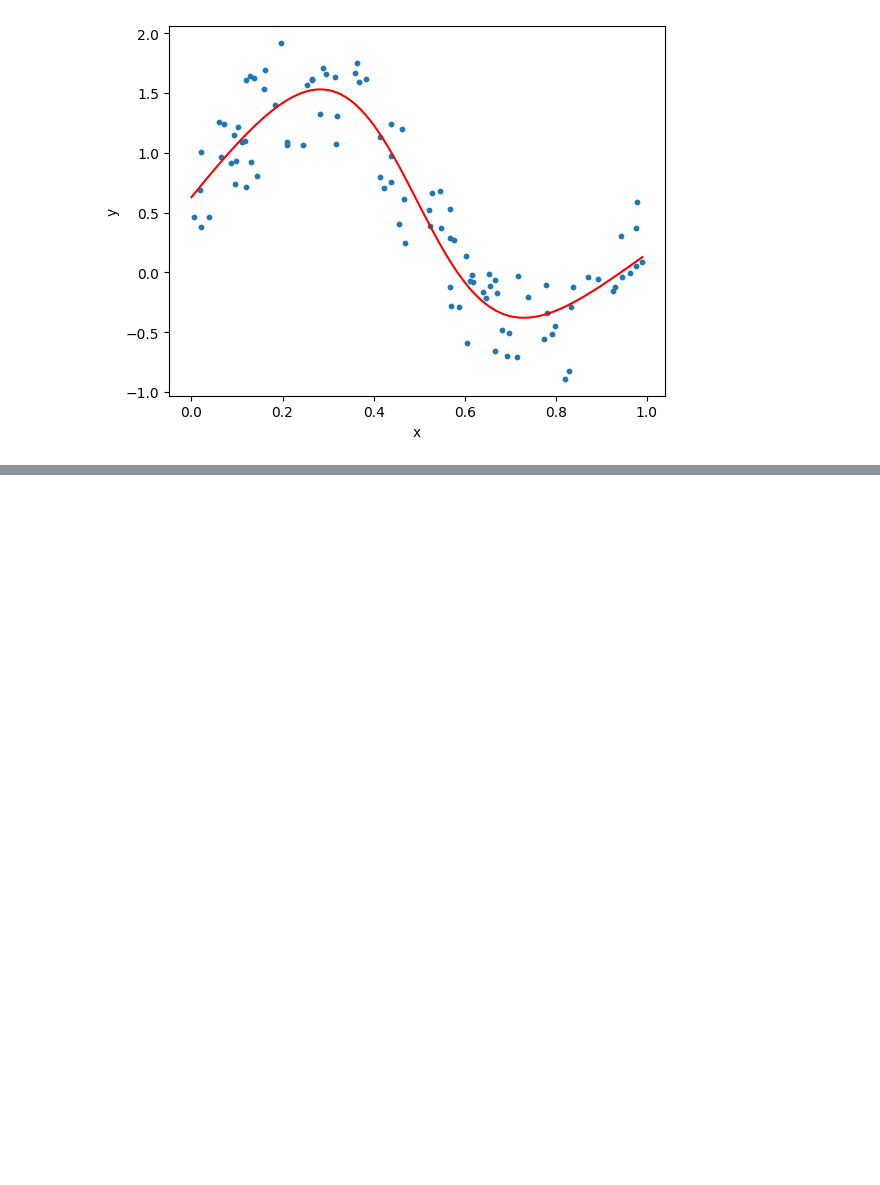
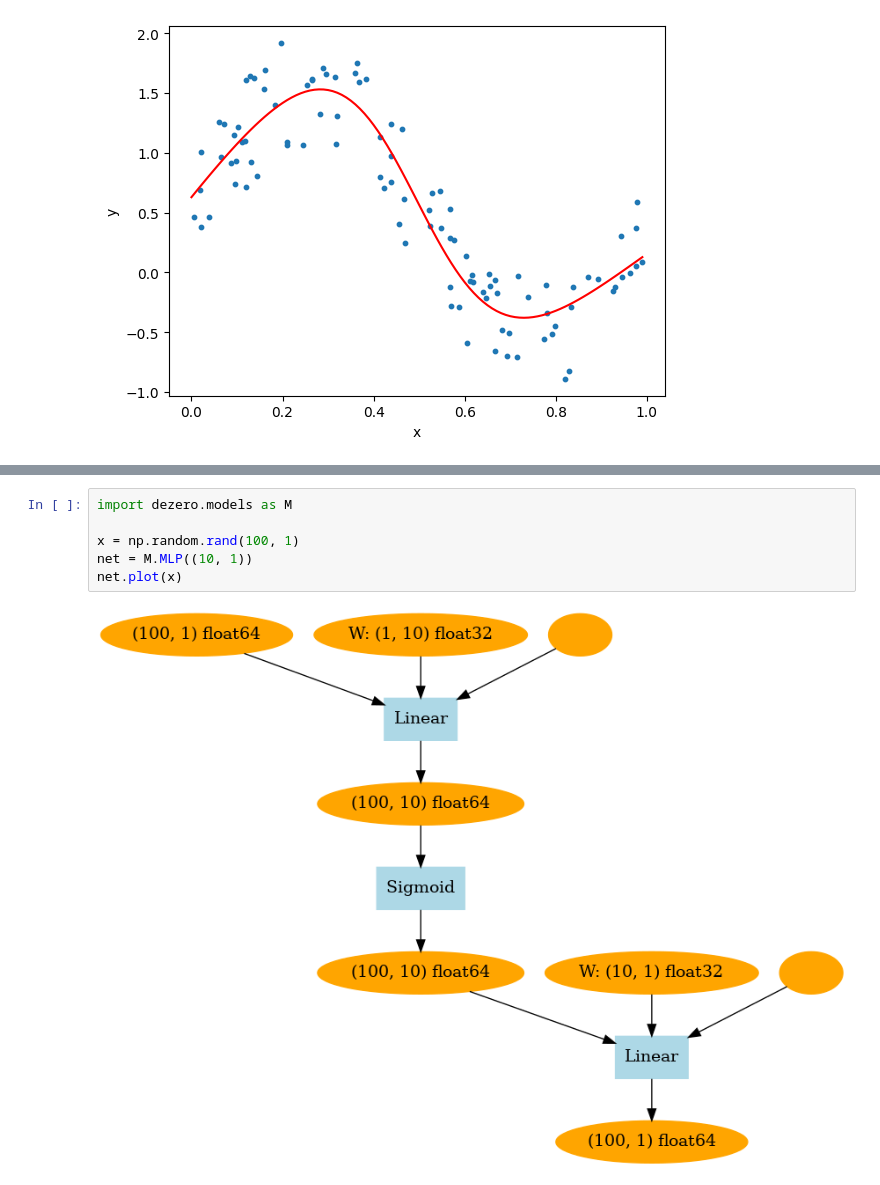
Before and after one commit to KangHoML/DeZero, a Jupyter notebook: progress.ipynb, the cells around one changed output, grey strips where cells are left out. Cells and saved outputs as stored; diff of their text form; blank space fills up the shorter version.

```diff
--- a/progress.ipynb
+++ b/progress.ipynb
@@ -678,0 +728,8 @@ plot_graph(x, y, predict)
+# %%
+import dezero.models as M
+
+x = np.random.rand(100, 1)
+net = M.MLP((10, 1))
+net.plot(x)
+# %% [output]
+[figure, added]
```
Also changed, not shown: parts of 5 cells of this notebook, 4 other files.
